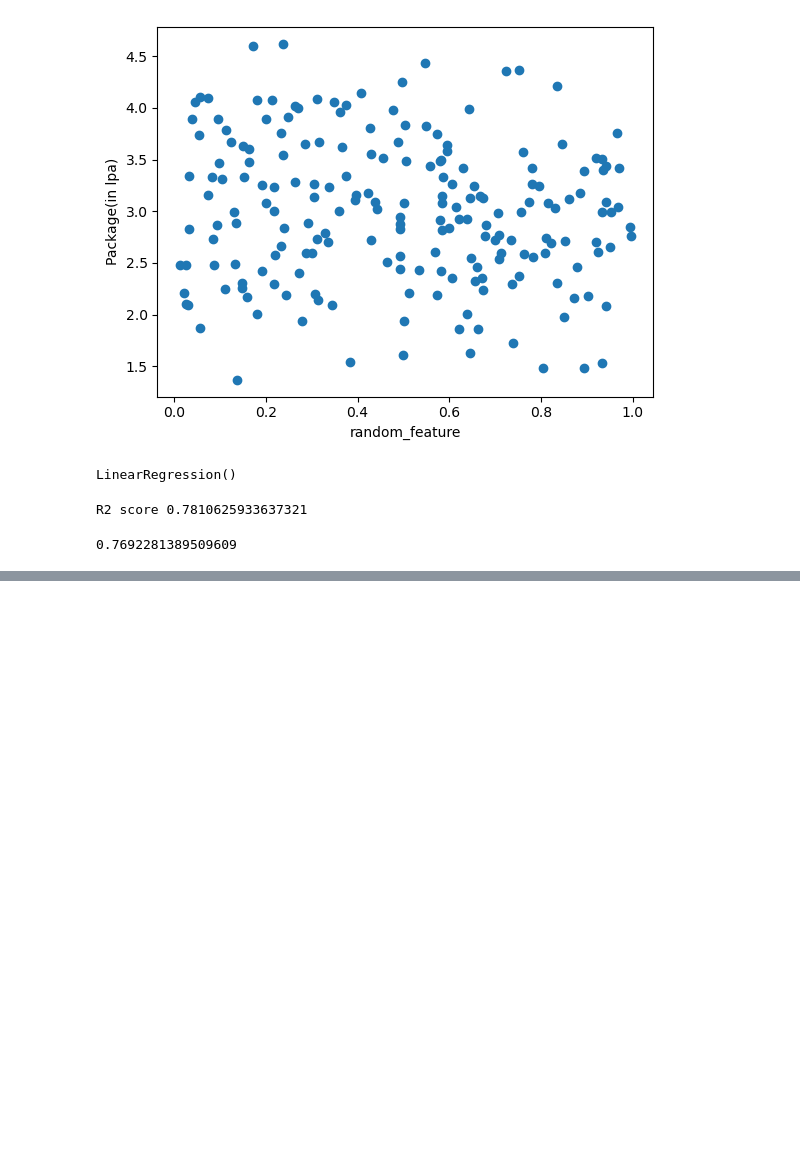
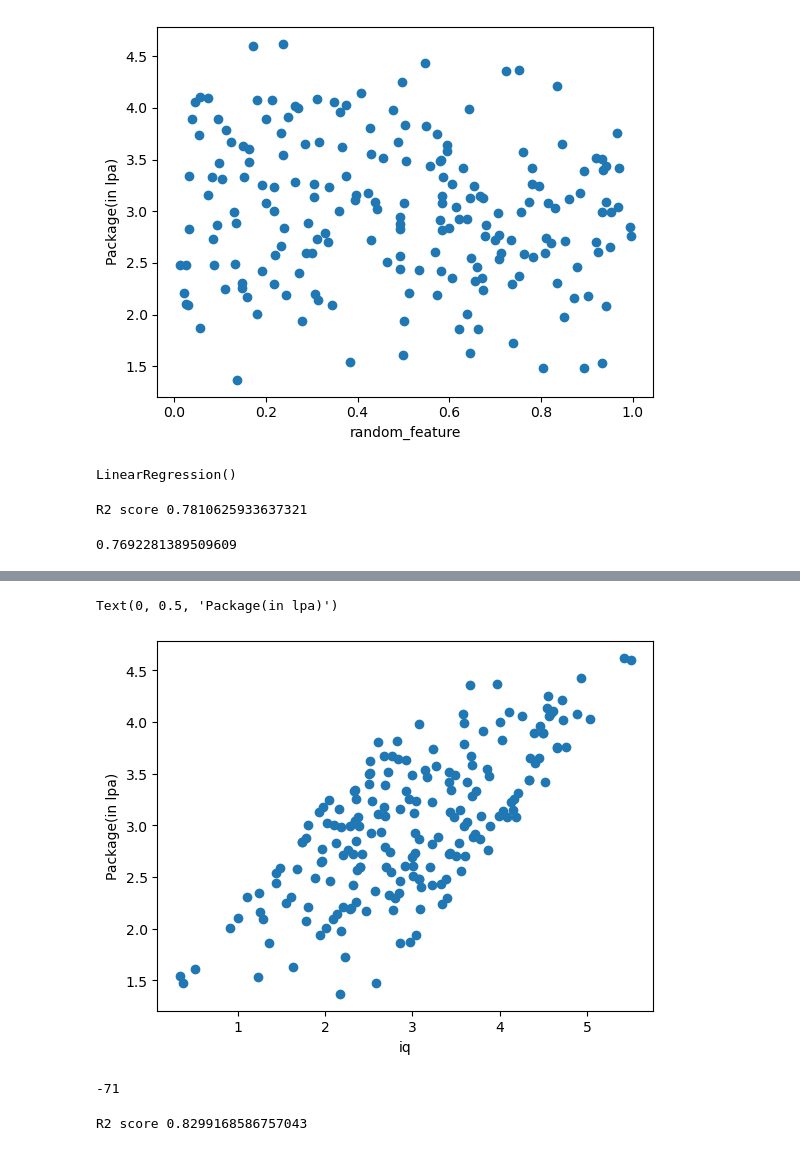
Before and after one commit to sanjogbhalla16/ML-CampusX, a Jupyter notebook: Day49-Metrics-in-LR-CampusX.ipynb, the cells around one changed output, grey strips where cells are left out. Drawn from its saved outputs; the diff is of its cells as text; code cells hidden in the pictures; blank space fills up the shorter version.

```diff
--- a/Day49-Metrics-in-LR-CampusX.ipynb
+++ b/Day49-Metrics-in-LR-CampusX.ipynb
@@ -124,3 +124,10 @@ R2 score 0.7810625933637321
 1 - (1 - r2)*(len(y_test)-1)/(len(y_test)-X_test.shape[1]-1) #0.7671273372895138
 # %% [output]
 0.7692281389509609
+# %%
+#Adding a table
+new_df2 = df.copy()
+
+new_df2['iq'] = new_df2['package'] + (np.random.randint(-12,12,200)/10)
+
+new_df2 = new_df2[['cgpa','iq','package']]
@@ -126,0 +143,11 @@ R2 score 0.7810625933637321
+# %%
+plt.scatter(new_df2['iq'],new_df2['package'])
+plt.xlabel('iq')
+plt.ylabel('Package(in lpa)')
+# %% [output]
+Text(0, 0.5, 'Package(in lpa)')
+[figure, added]
+# %%
+np.random.randint(-100,100)
+# %% [output]
+-71
@@ -126,0 +163,5 @@ R2 score 0.7810625933637321
+# %%
+print("R2 score",r2_score(y_test,y_pred))
+r2 = r2_score(y_test,y_pred)
+# %% [output]
+R2 score 0.8299168586757043
```
Also changed, not shown: parts of 5 cells of this notebook, 2 other files.
